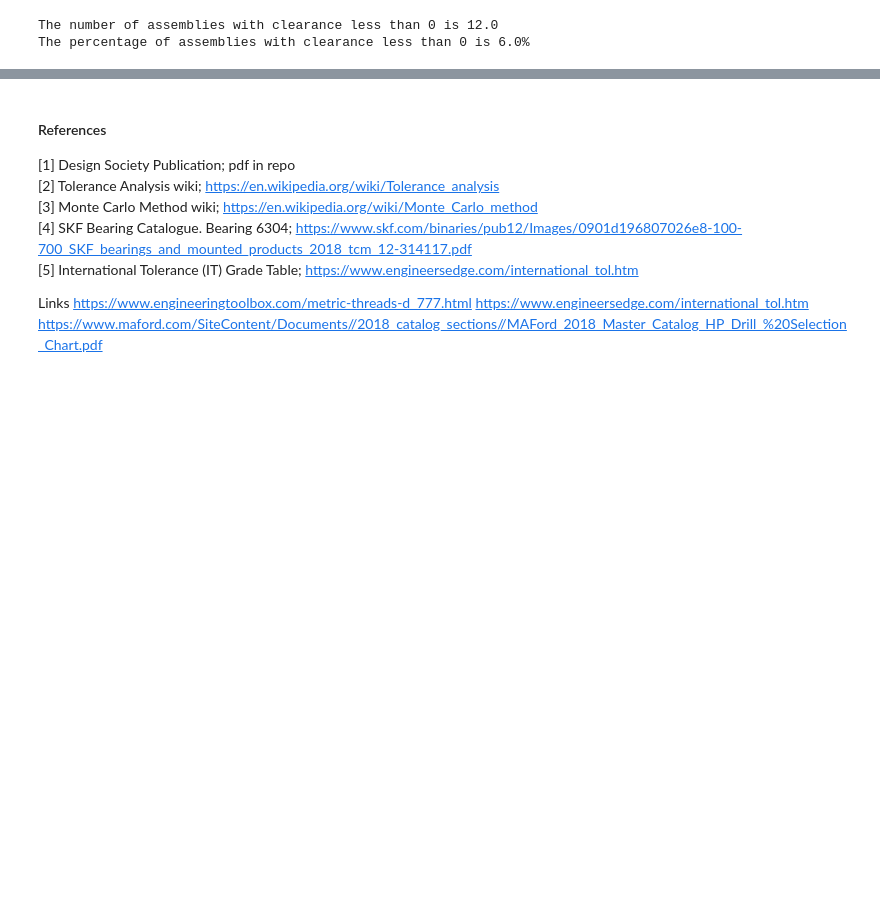
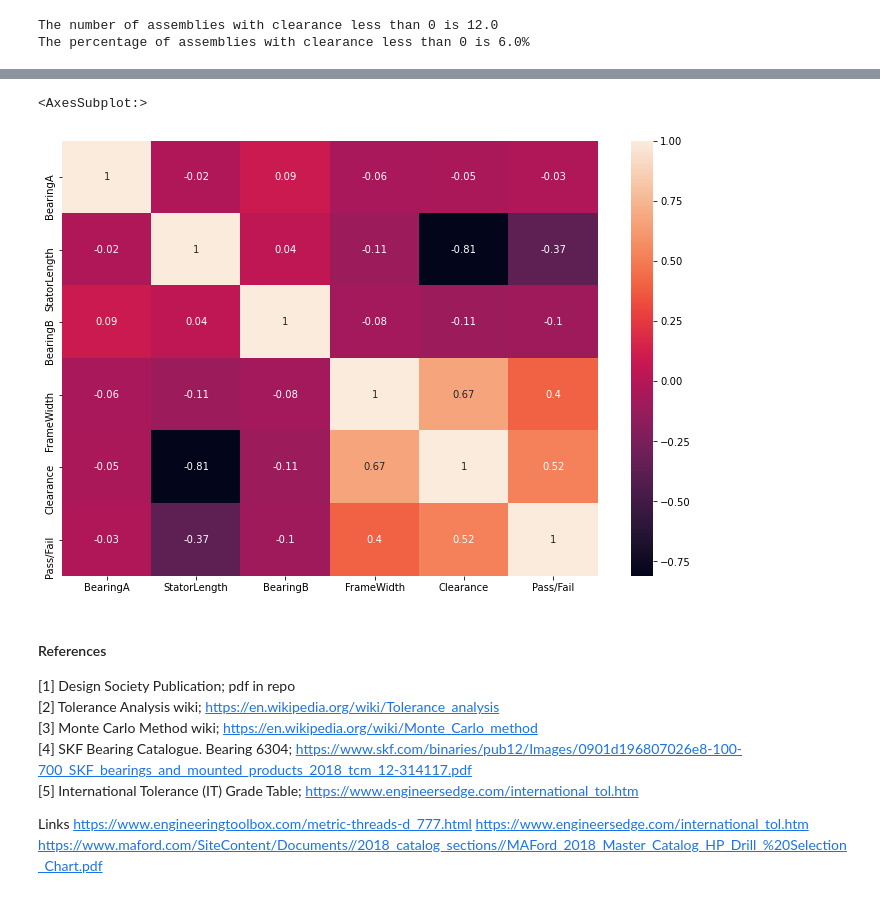
Before and after one commit to killfoley/ProgDAProject, a Jupyter notebook: ProgDA_Project.ipynb, the cells around one changed output, grey strips where cells are left out. Cells and saved outputs as stored; diff of their text form; code cells hidden in the pictures; blank space fills up the shorter version.

```diff
--- a/ProgDA_Project.ipynb
+++ b/ProgDA_Project.ipynb
@@ -227,3 +249,16 @@ NameError: name 'hole_diameter' is not defined
+# %%
+corr = df.corr().round(2)
+
+plt.figure(figsize=(12,8))
+
+# Generate a custom diverging colormap
+cmap = sns.diverging_palette(230, 20, as_cmap=True)
+
+
+sns.heatmap(corr, annot=True)
+# %% [output]
+<AxesSubplot:>
+[figure, added]
 # %% [markdown]
 #### References
 [1] Design Society Publication; pdf in repo <br />
```
Also changed, not shown: parts of 6 cells of this notebook.
